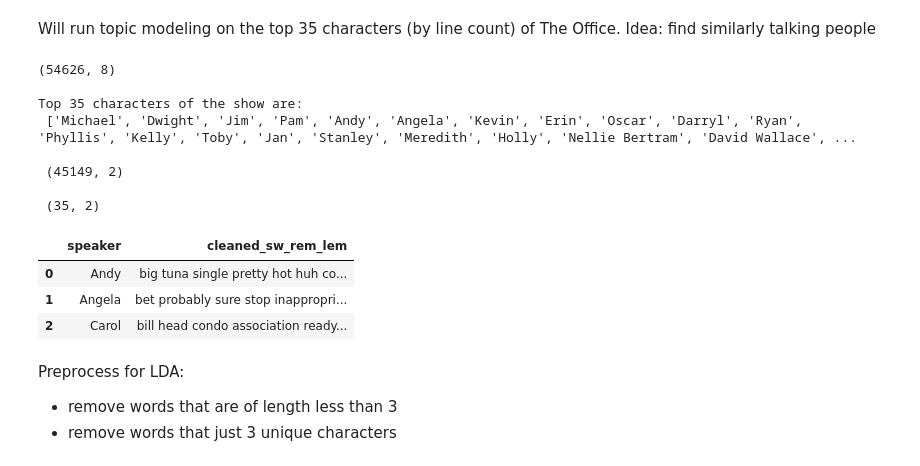
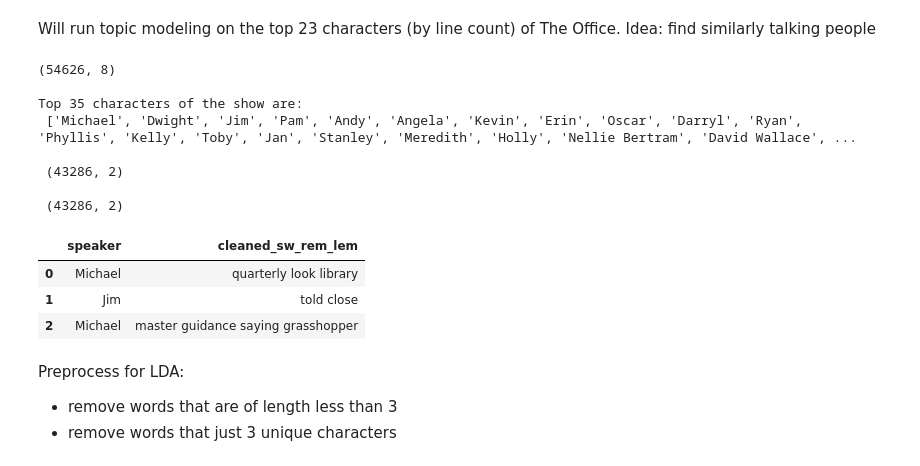
Before and after one commit to kristofrabay/python_practise, a Jupyter notebook: the_office_nlp/analysis/transcripts/topic_modeling.ipynb, the cells around one changed output. Cells and saved outputs as stored; diff of their text form; code cells hidden in the pictures.

Commit message:
office topic modeling enhanced

```diff
--- a/the_office_nlp/analysis/transcripts/topic_modeling.ipynb
+++ b/the_office_nlp/analysis/transcripts/topic_modeling.ipynb
@@ -60,44 +111,44 @@ def plot_coherence(x, y):
 # %% [markdown]
-Will run topic modeling on the top 35 characters (by line count) of The Office. Idea: find similarly talking people
+Will run topic modeling on the top 23 characters (by line count) of The Office. Idea: find similarly talking people
 # %%
 data = pd.read_csv('../../data/transcripts_cleaned.csv')
 print(data.shape)
 
 # reduce scope of analysis to top 35 characters
-top_lines = data['speaker'].value_counts().head(35)
+top_lines = data['speaker'].value_counts().head(23)
 top_characters = top_lines.index
 
 print('\nTop 35 characters of the show are:\n', top_characters.tolist())
 
 data = data[data['speaker'].isin(top_characters)]
 data = data[['speaker', 'cleaned_sw_rem_lem']]
 data = data[data['cleaned_sw_rem_lem'].notnull()]
 print('\n', data.shape)
 
 # names and frequent fill words
 drop_words = [i.lower() for i in top_characters]
 drop_words.extend(['well', 'right', 'good', 'thing', 'nellie', 'bertram', 'robert', 'california', 'yeah', 'say', 'really', 'need', 'guy', 'something'])
 
 data['cleaned_sw_rem_lem'] = data['cleaned_sw_rem_lem'].apply(lambda x: ' '.join([word for word in x.split() if word not in drop_words]))
 
 # merge speeches of same speaker into one
-data = data.groupby(['speaker'])['cleaned_sw_rem_lem'].apply(lambda x: ' '.join(x)).reset_index()
+#data = data.groupby(['speaker'])['cleaned_sw_rem_lem'].apply(lambda x: ' '.join(x)).reset_index()
 print('\n', data.shape)
 
 data.head(3)
 # %% [output]
 (54626, 8)
 
 Top 35 characters of the show are:
  ['Michael', 'Dwight', 'Jim', 'Pam', 'Andy', 'Angela', 'Kevin', 'Erin', 'Oscar', 'Darryl', 'Ryan', 'Phyllis', 'Kelly', 'Toby', 'Jan', 'Stanley', 'Meredith', 'Holly', 'Nellie Bertram', 'David Wallace', ...
 
- (45149, 2)
+ (43286, 2)
 
- (35, 2)
+ (43286, 2)
 |  | speaker | cleaned_sw_rem_lem |
-| 0 | Andy | big tuna single pretty hot huh co... |
-| 1 | Angela | bet probably sure stop inappropri... |
-| 2 | Carol | bill head condo association ready... |
+| 0 | Michael | quarterly look library |
+| 1 | Jim | told close |
+| 2 | Michael | master guidance saying grasshopper |
 # %% [markdown]
 Preprocess for LDA:
 - remove words that are of length less than 3
```
Also changed, not shown: parts of 19 cells of this notebook, 2 other files.
